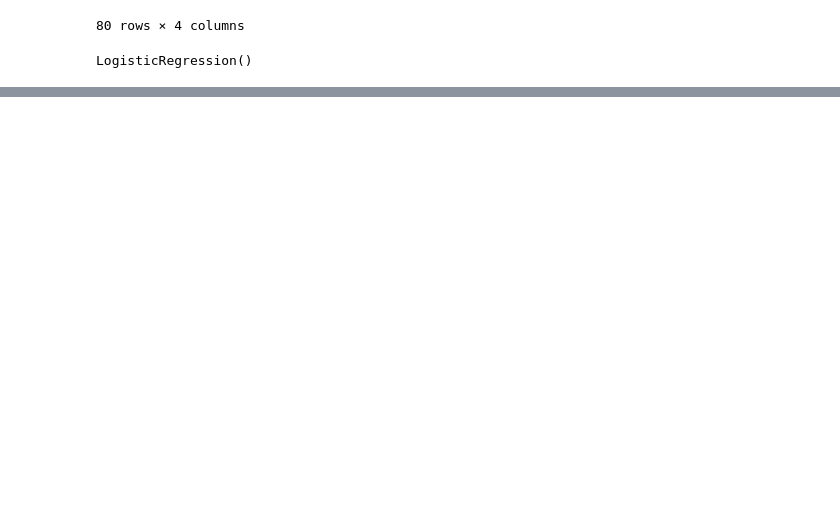
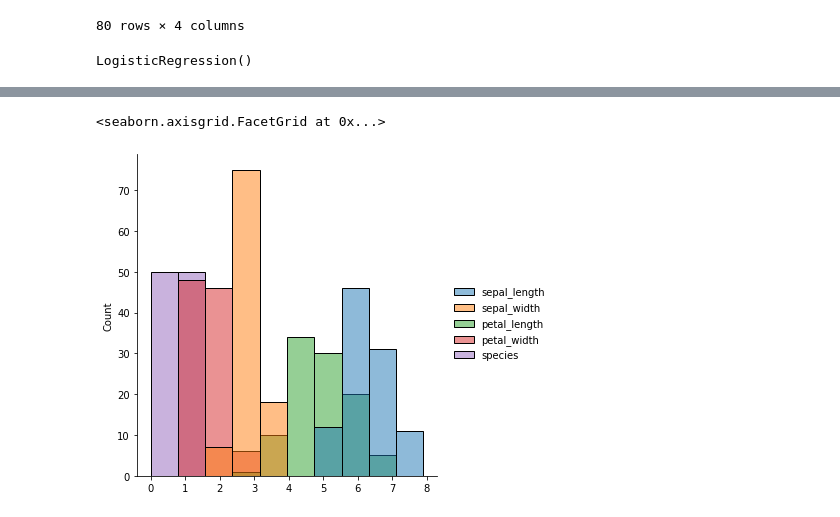
Before and after one commit to FazlullahBokhari/Machine-Learning, a Jupyter notebook: Logistics Regression .ipynb, the cells around one changed output, grey strips where cells are left out. Drawn from its saved outputs; the diff is of its cells as text; code cells hidden in the pictures; blank space fills up the shorter version.

```diff
--- a/Logistics Regression .ipynb
+++ b/Logistics Regression .ipynb
@@ -164,0 +174,5 @@ prediction_log = log_regressor.predict(X_test)
+# %%
+sns.displot(df)
+# %% [output]
+<seaborn.axisgrid.FacetGrid at 0x...>
+[figure, added]
```
Also changed, not shown: parts of 16 cells of this notebook.
